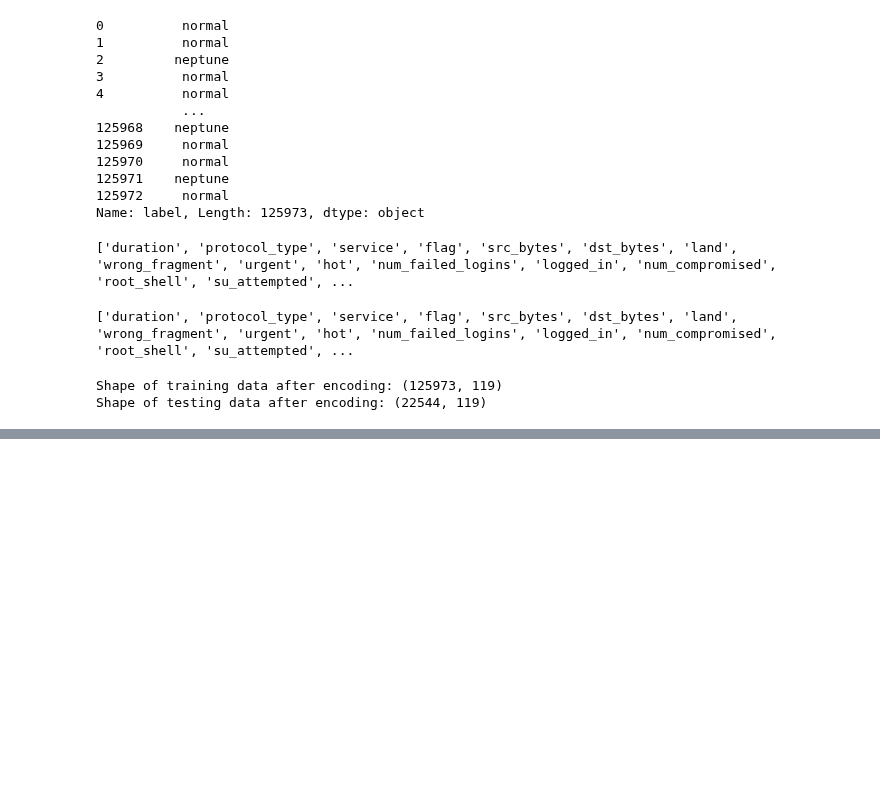
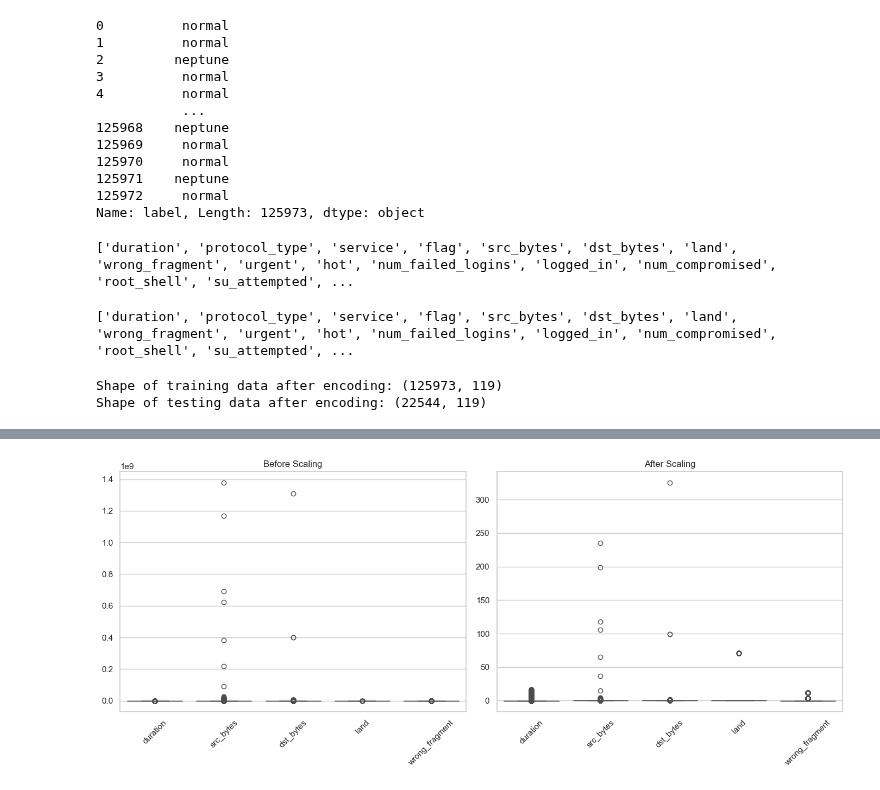
Before and after one commit to SpringBoardMentor193s/SentinelNet_Oct_Batch, a Jupyter notebook: main.ipynb, the cells around one changed output, grey strips where cells are left out. Saved outputs shown, nothing was run; the diff lists cells and outputs as text; code cells hidden in the pictures; blank space fills up the shorter version.

```diff
--- a/main.ipynb
+++ b/main.ipynb
@@ -381,5 +381,12 @@ print(f"Shape of testing data after encoding: {X_test_encoded.shape}")
 Shape of training data after encoding: (125973, 119)
 Shape of testing data after encoding: (22544, 119)
 # %%
-print("heloo")
+from sklearn.preprocessing import StandardScaler
+
+scaler = StandardScaler()
+
+# Fit only on training numerical data
+X_train_encoded[numerical_cols] = scaler.fit_transform(X_train_encoded[numerical_cols])
+X_test_encoded[numerical_cols] = scaler.transform(X_test_encoded[numerical_cols])
+print("Data preprocessing completed.")
 # %% [output]
@@ -386,0 +408,25 @@ heloo
+# %%
+import matplotlib.pyplot as plt
+import seaborn as sns
+
+# Pick a few numerical columns to visualize clearly
+cols = numerical_cols[:5]   # choose first 5 columns
+
+plt.figure(figsize=(14, 6))
+
+# Before Scaling
+plt.subplot(1, 2, 1)
+sns.boxplot(data=X_train_raw[cols])
+plt.title("Before Scaling")
+plt.xticks(rotation=45)
+
+# After Scaling
+plt.subplot(1, 2, 2)
+sns.boxplot(data=X_train_encoded[cols], color='orange')
+plt.title("After Scaling")
+plt.xticks(rotation=45)
+
+plt.tight_layout()
+plt.show()
+# %% [output]
+[figure, added]
```
Also changed, not shown: parts of 7 cells of this notebook.
